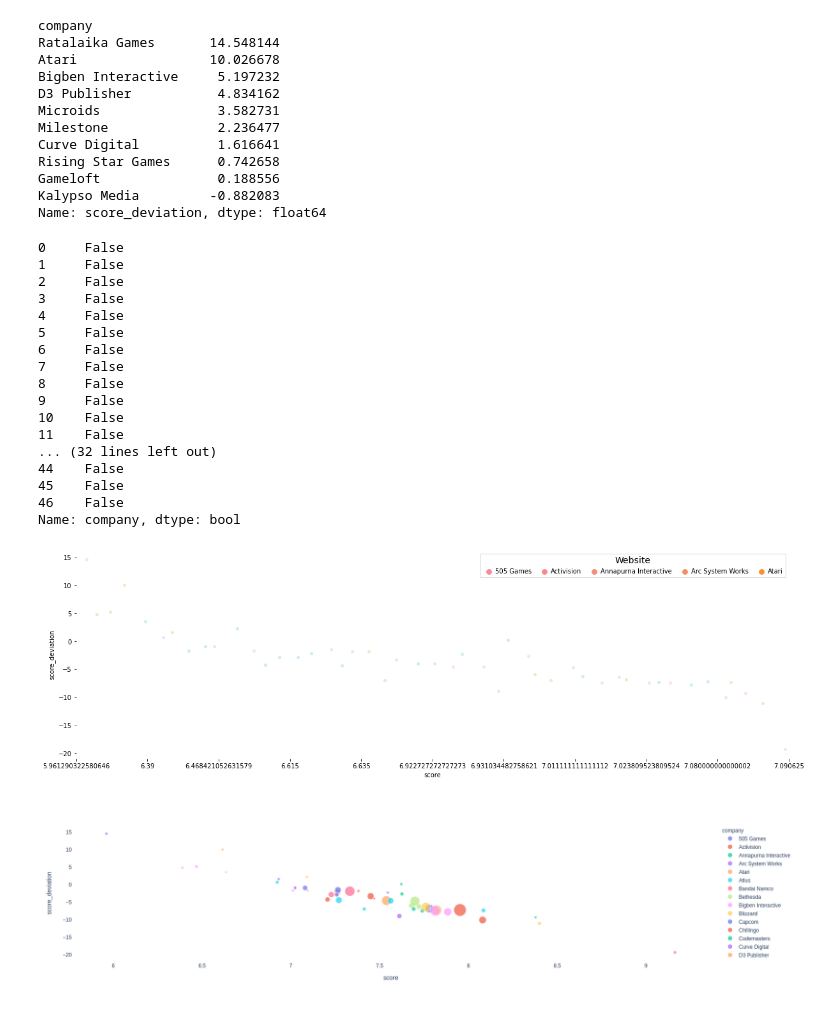
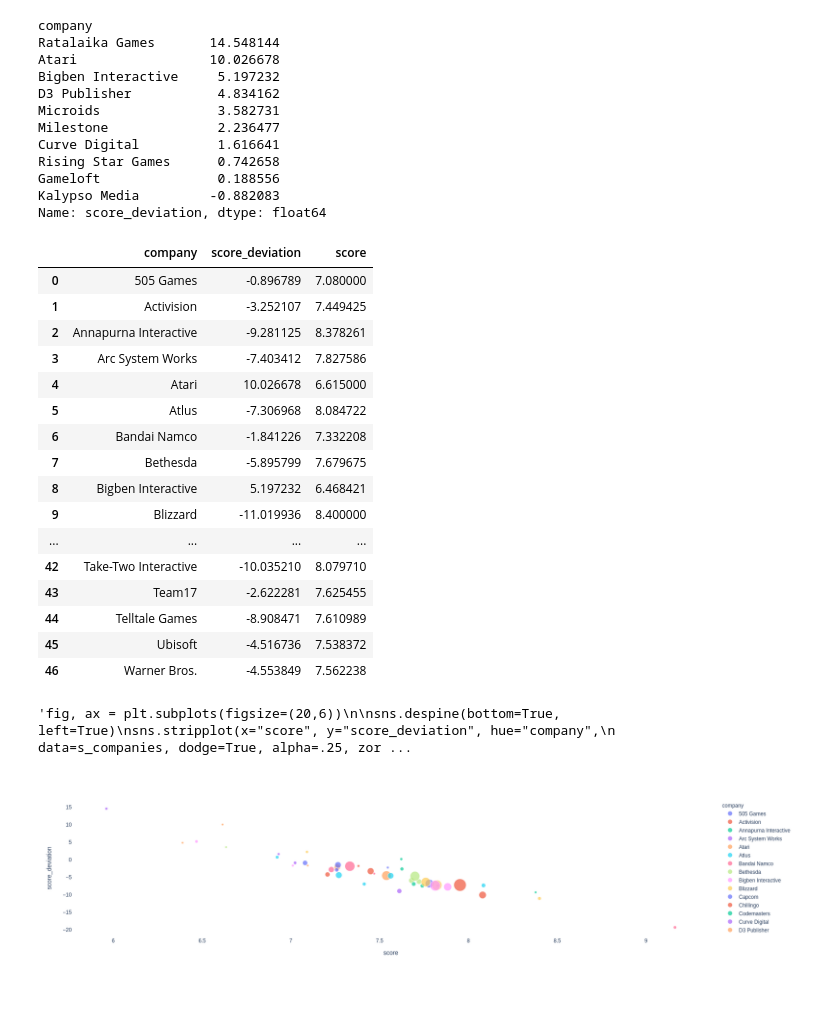
Before and after one commit to SergioFigue/the-critics-critique, a Jupyter notebook: notebooks/results_analysis.ipynb, the cells around one changed output. Drawn from its saved outputs; the diff is of its cells as text; code cells hidden in the pictures.

```diff
--- a/notebooks/results_analysis.ipynb
+++ b/notebooks/results_analysis.ipynb
@@ -257,33 +257,31 @@ Name: score_deviation, dtype: float64
 # %%
 count_companies = q_companies_filter.groupby('company')[['game']].count().reset_index()
 # %%
-s_companies = q_companies_filter.groupby('company')[['score_deviation', 'score']].mean().reset_index()
+q_companies_filter.groupby('company')[['score_deviation', 'score']].mean().reset_index()
+# %% [output]
+|  | company | score_deviation | score |
+| 0 | 505 Games | -0.896789 | 7.080000 |
+| 1 | Activision | -3.252107 | 7.449425 |
+| 2 | Annapurna Interactive | -9.281125 | 8.378261 |
+| 3 | Arc System Works | -7.403412 | 7.827586 |
+| 4 | Atari | 10.026678 | 6.615000 |
+| 5 | Atlus | -7.306968 | 8.084722 |
+| 6 | Bandai Namco | -1.841226 | 7.332208 |
+| 7 | Bethesda | -5.895799 | 7.679675 |
+| 8 | Bigben Interactive | 5.197232 | 6.468421 |
+| 9 | Blizzard | -11.019936 | 8.400000 |
+| ... | ... | ... | ... |
+| 42 | Take-Two Interactive | -10.035210 | 8.079710 |
+| 43 | Team17 | -2.622281 | 7.625455 |
+| 44 | Telltale Games | -8.908471 | 7.610989 |
+| 45 | Ubisoft | -4.516736 | 7.538372 |
+| 46 | Warner Bros. | -4.553849 | 7.562238 |
 # %%
 companies_df = pd.merge(count_companies, s_companies, on="company")
-# %%
-companies_df['company'] == 'None'
-# %% [output]
-0     False
-1     False
-2     False
-3     False
-4     False
-5     False
-6     False
-7     False
-8     False
-9     False
-10    False
-11    False
-... (32 lines left out)
-44    False
-45    False
-46    False
-Name: company, dtype: bool
 # %%
 companies_df.drop(companies_df[companies_df['company'] == 'None'].index, inplace = True)
 # %%
-fig, ax = plt.subplots(figsize=(20,6))
+'''fig, ax = plt.subplots(figsize=(20,6))
 
 sns.despine(bottom=True, left=True)
 sns.stripplot(x="score", y="score_deviation", hue="company",
@@ -295,9 +293,11 @@ ax.legend(handles[:5], labels[:5], title="Website", title_fontsize=14,
           loc="best", ncol=20, frameon=True)
 ax.xaxis.set_major_locator(plt.LinearLocator())
 ax.set_xlim([0, roundup(y_max)])
-plt.show()
+plt.show()'''
+
+#Deprecated
 # %% [output]
-[figure, removed]
+'fig, ax = plt.subplots(figsize=(20,6))\n\nsns.despine(bottom=True, left=True)\nsns.stripplot(x="score", y="score_deviation", hue="company",\n              data=s_companies, dodge=True, alpha=.25, zor ...
 # %%
 #size='petal_length', hover_data=['petal_width']
 fig = px.scatter(companies_df, x="score", y="score_deviation", color="company", size='game')
```
Also changed, not shown: parts of 23 cells of this notebook, 1 other file.
